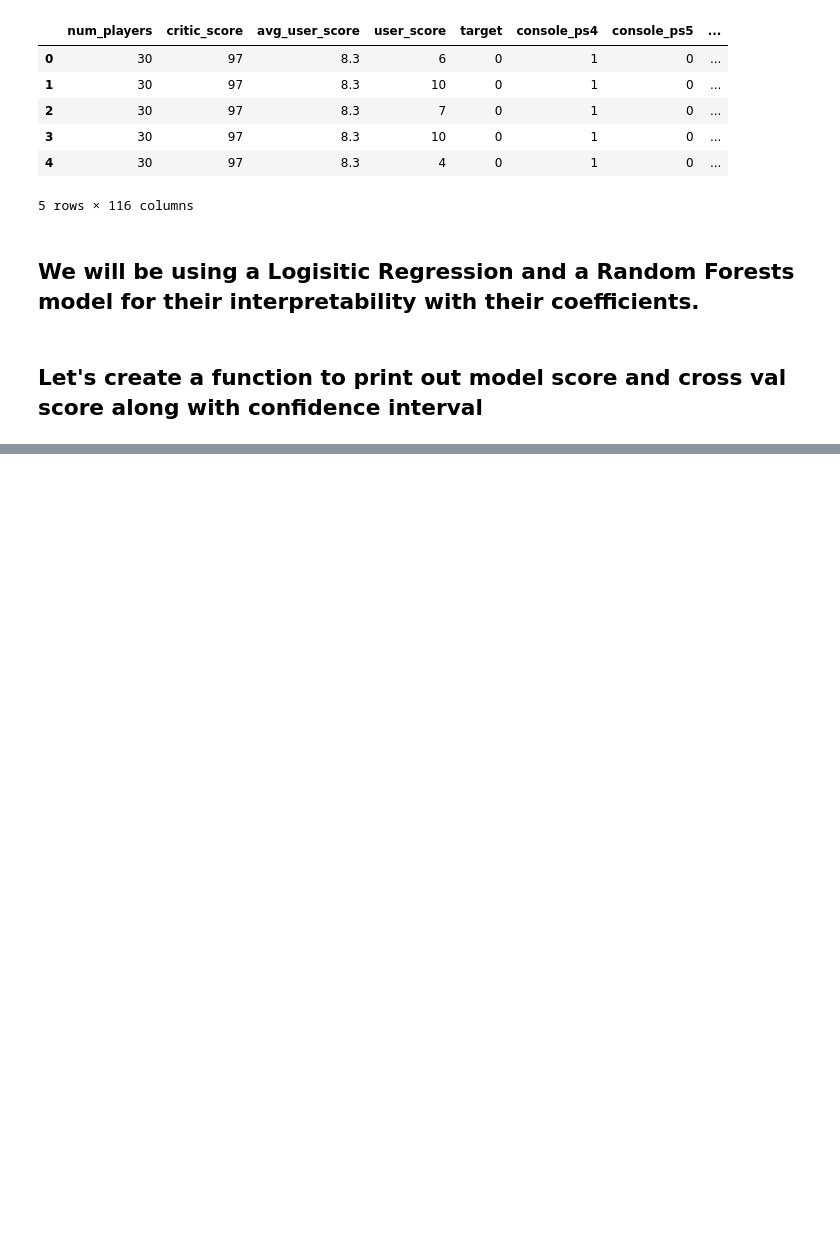
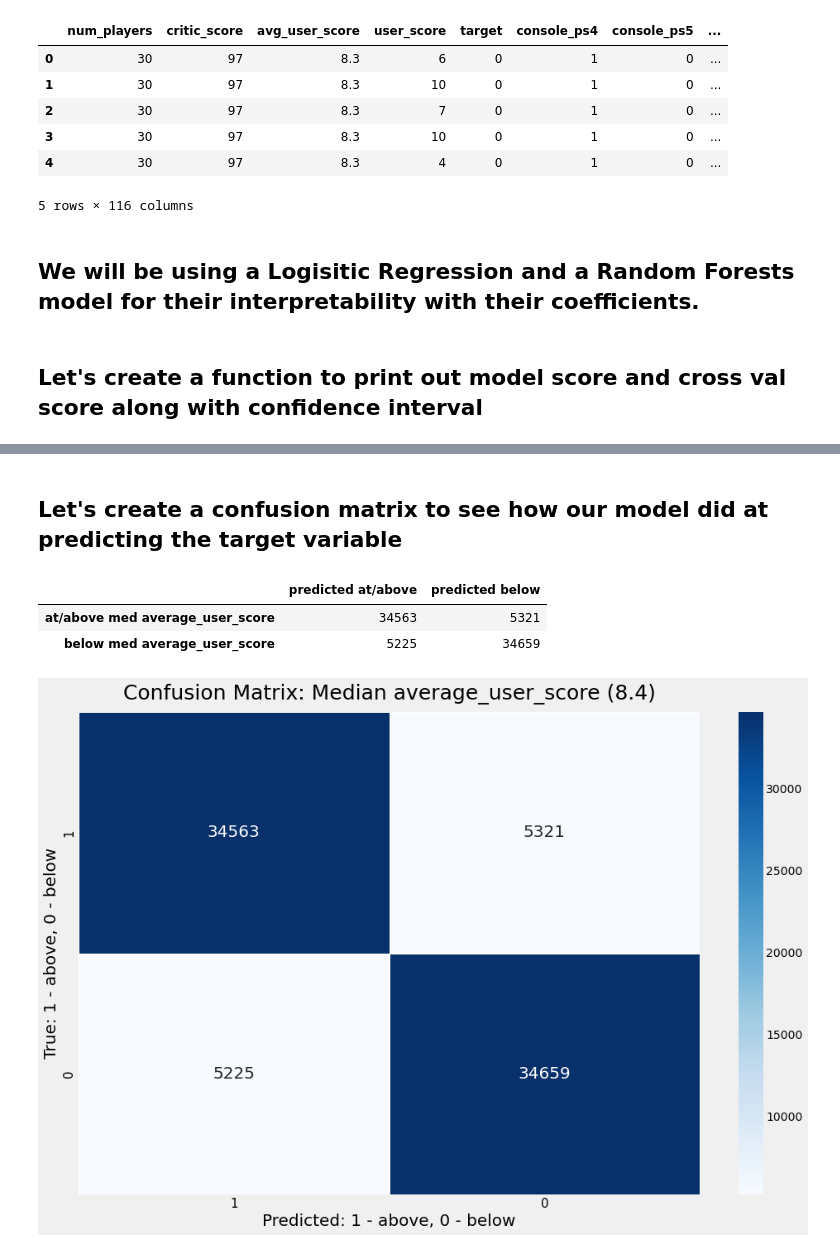
Before and after one commit to Ftrejo23/Capstone_Project_WIP, a Jupyter notebook: code/05_Modeling.ipynb, the cells around one changed output, grey strips where cells are left out. Drawn from its saved outputs; the diff is of its cells as text; code cells hidden in the pictures; blank space fills up the shorter version.

Commit message:
added modeling notebook

```diff
--- a/code/05_Modeling.ipynb
+++ b/code/05_Modeling.ipynb
@@ -53,0 +68,2 @@ def model_scores(cv_scores, model, X, y, model_name):
+# %%
+X_train, X_test, y_train, y_test = train_test_split(X, y, test_size=0.20, random_state=72)
@@ -53,0 +107,18 @@ def model_scores(cv_scores, model, X, y, model_name):
+# %%
+logreg = LogisticRegression(penalty='l2',
+                            solver='liblinear',
+                            C=1,
+                            max_iter=1000, random_state=72)
+
+logreg.fit(X_train_ss, y_train)
+
+cv = StratifiedKFold(n_splits=10, shuffle=True, random_state=72)
+
+# create a pipeline to scale our data then use it in our logistic regression model
+pipeline = Pipeline([('standard_scale', ss), ('logistic_legression', logreg)])
+
+# get the cross val scores for our data
+scores = cross_val_score(pipeline, X, y, cv=cv, n_jobs=-1)
+
+# use function to print out model and confidence interval from our cross val score
+model_scores(scores, logreg, X_test_ss, y_test, 'Logistic Regression')
@@ -53,0 +162,29 @@ def model_scores(cv_scores, model, X, y, model_name):
+# %% [markdown]
+## Let's create a confusion matrix to see how our model did at predicting the target variable
+# %%
+# create pipeline and use cross_val_predict to get predictions
+pipeline = Pipeline([('standard_scale', ss), ('logistic_legression', logreg)])
+predicted_cross = cross_val_predict(pipeline, X, y, cv=cv, n_jobs=-1)
+
+# create confusion matrix from predictions
+con_matrix = confusion_matrix(y, predicted_cross, labels=[1, 0])
+# %%
+fig, ax = plt.subplots(figsize=(15,10))
+
+sns.heatmap(con_matrix, annot=True, fmt='g', linewidths=1,\
+            linecolor='white', xticklabels=[1, 0], yticklabels=[1,0], cmap='Blues', annot_kws={"size": 20})
+
+plt.title('Confusion Matrix: Median average_user_score (8.4)', fontsize=25, pad=15)
+plt.xlabel('Predicted: 1 - above, 0 - below', fontsize=20);
+plt.ylabel('True: 1 - above, 0 - below', fontsize=20);
+plt.xticks(fontsize=15)
+plt.yticks(fontsize=15)
+
+pd.DataFrame(con_matrix,
+             index=['at/above med average_user_score', 'below med average_user_score'],
+             columns=['predicted at/above', 'predicted below'])
+# %% [output]
+|  | predicted at/above | predicted below |
+| at/above med average_user_score | 34563 | 5321 |
+| below med average_user_score | 5225 | 34659 |
+[figure, added]
```
Also changed, not shown: parts of 71 cells of this notebook.
